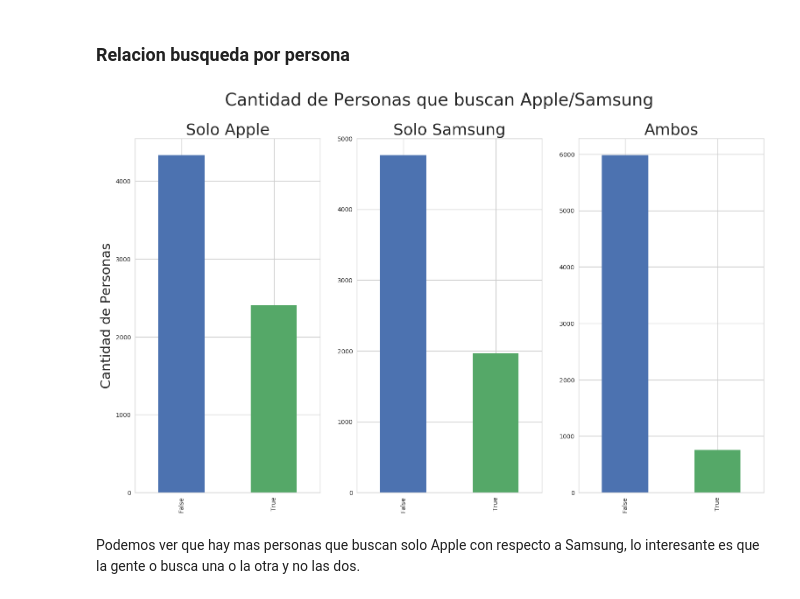
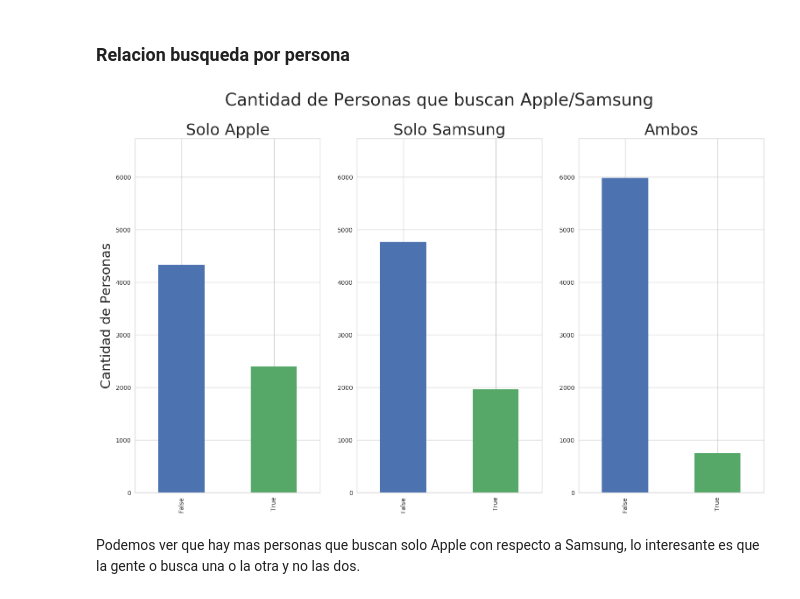
Before and after one commit to bauticanavese/Datos-Tps, a Jupyter notebook: TP1/AnalisisTrocafone.ipynb, the cells around one changed output. Drawn from its saved outputs; the diff is of its cells as text; code cells hidden in the pictures.

```diff
--- a/TP1/AnalisisTrocafone.ipynb
+++ b/TP1/AnalisisTrocafone.ipynb
@@ -512,29 +537,34 @@ busq_por_persona['only_samsung'] = (busq_por_persona['Samsung'] > 0) & (busq_por
 # Personas que buscaron apple y ademas samsung
 busq_por_persona['smg_and_apple'] = (busq_por_persona['Apple'] > 0) & (busq_por_persona['Samsung'] > 0)
 # %%
+
+
 f = plt.figure()
 f.suptitle('Cantidad de Personas que buscan Apple/Samsung', fontsize=28)
-
+ylim = busq_por_persona['smg_and_apple'].value_counts().sum()
 # Plot solo Apple
-plt.subplot(1,3,1)
+ax = plt.subplot(1,3,1)
 plt.title('Solo Apple', fontsize=26)
 busq_por_persona['only_apple'].value_counts().plot(kind='bar')
 plt.ylabel('Cantidad de Personas', fontsize=22)
+ax.set_ylim(0, ylim)
 
 # Plot solo Samsung
 plt.subplot(1, 3, 2)
-busq_por_persona['only_samsung'].value_counts().plot(kind='bar')
+ax = busq_por_persona['only_samsung'].value_counts().plot(kind='bar')
 plt.title('Solo Samsung',  fontsize=26)
+ax.set_ylim(0, ylim)
 
 # Plot solo Ambos
 plt.subplot(1,3,3)
 plt.title('Ambos', fontsize=26)
-busq_por_persona['smg_and_apple'].value_counts().plot(kind='bar')
+ax = busq_por_persona['smg_and_apple'].value_counts().plot(kind='bar')
+ax.set_ylim(0, ylim)
 
 f.set_size_inches(18.5, 10.5, forward=True)
 plt.show()
 # %% [output]
-[figure, old version]
+[figure, new version]
 # %% [markdown]
 Podemos ver que hay mas personas que buscan solo Apple con respecto a Samsung, lo interesante es que la gente o busca una o la otra y no las dos.
 # %%
```
Also changed, not shown: parts of 3 cells of this notebook.
